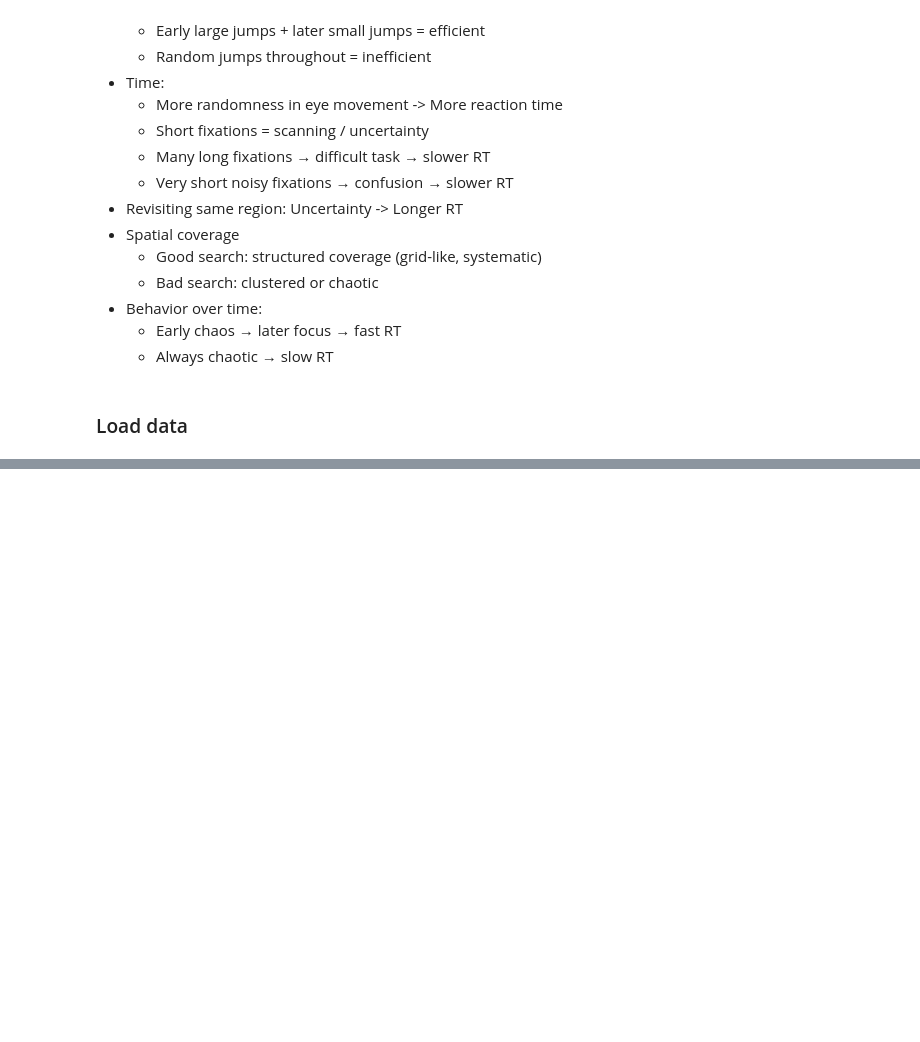
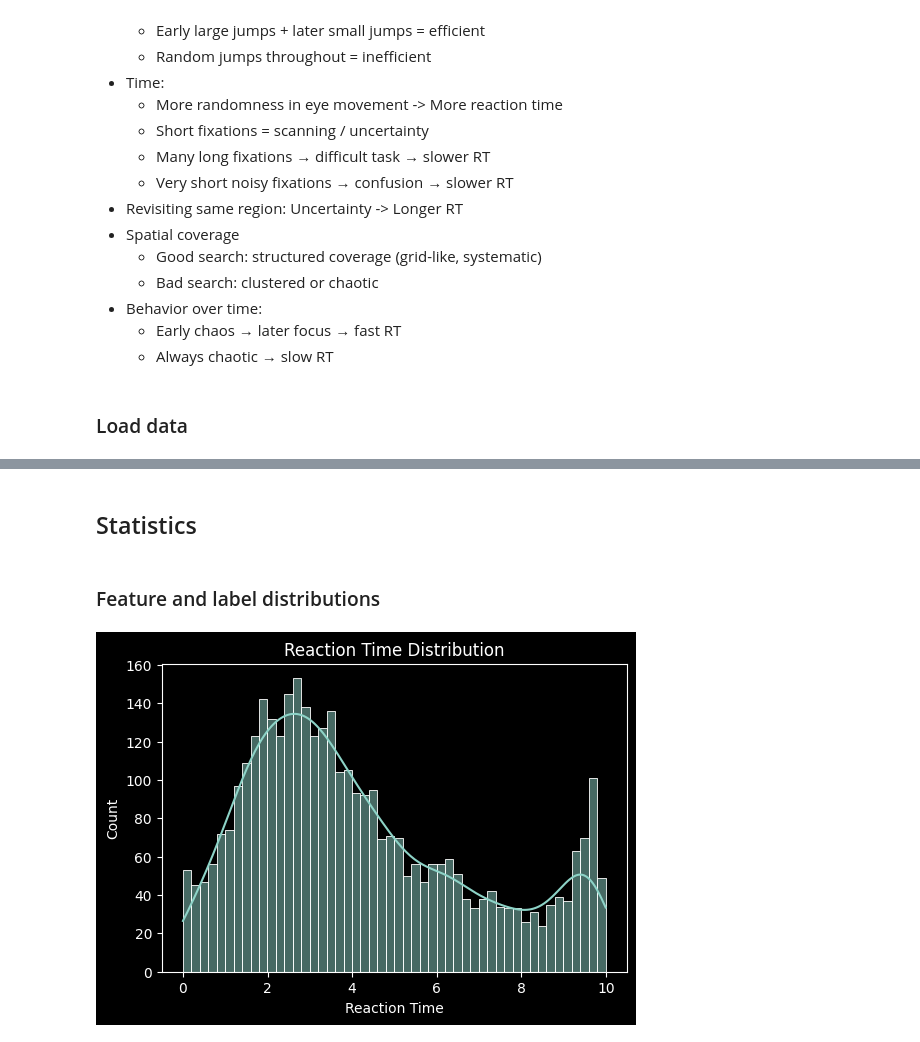
Before and after one commit to robin-szy/Reaction-Time-Prediction, a Jupyter notebook: data_exploration.ipynb, the cells around one changed output, grey strips where cells are left out. Saved outputs shown, nothing was run; the diff lists cells and outputs as text; code cells hidden in the pictures; blank space fills up the shorter version.

```diff
--- a/data_exploration.ipynb
+++ b/data_exploration.ipynb
@@ -24,0 +117,15 @@
+# %% [markdown]
+## Statistics
+# %% [markdown]
+### Feature and label distributions
+# %%
+reaction_times = metadata.iloc[:, 0].values
+
+plt.figure(figsize=(6,4))
+sns.histplot(reaction_times, bins=50, kde=True)
+plt.title("Reaction Time Distribution")
+plt.xlabel("Reaction Time")
+plt.ylabel("Count")
+plt.show()
+# %% [output]
+[figure, added]
```
Also changed, not shown: parts of 22 cells of this notebook, 2 other files.
